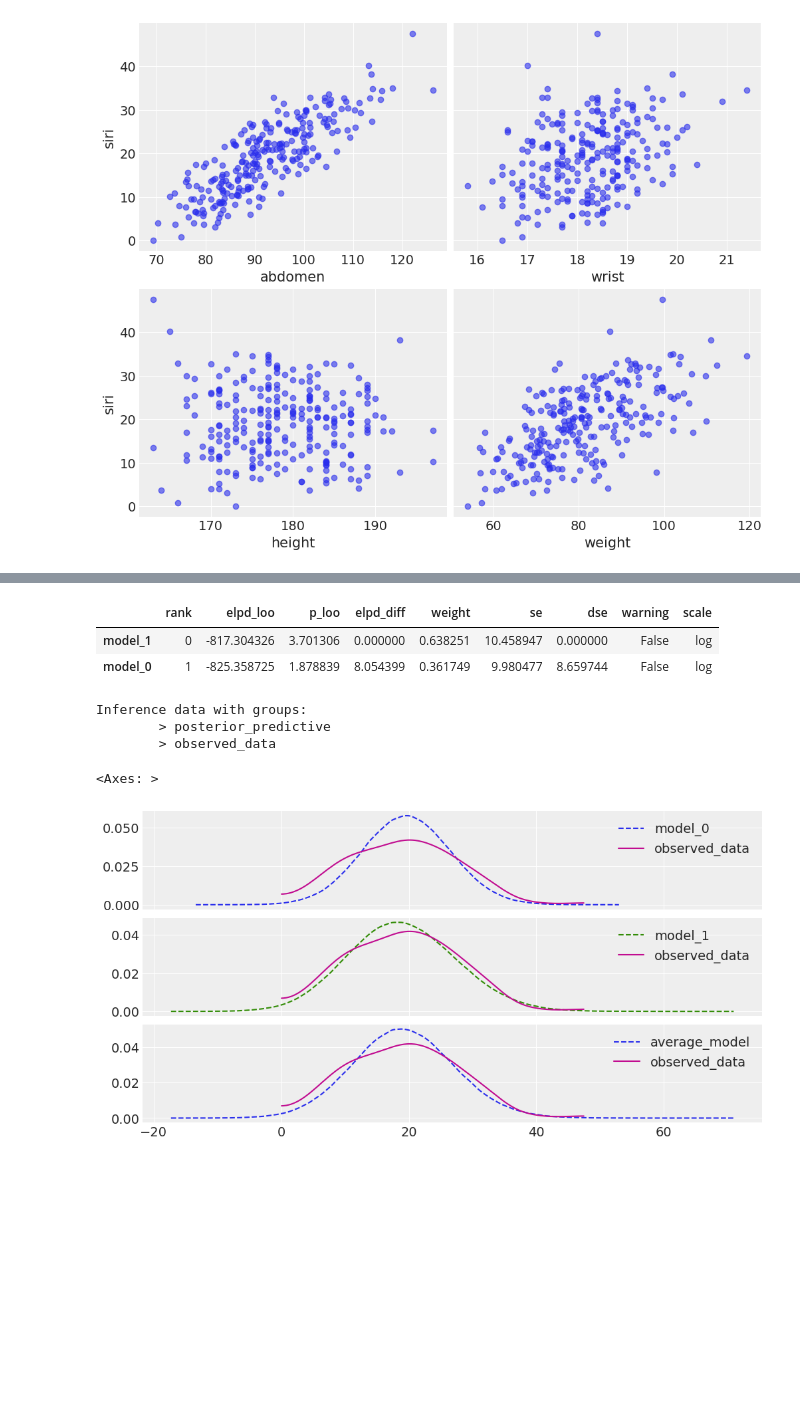
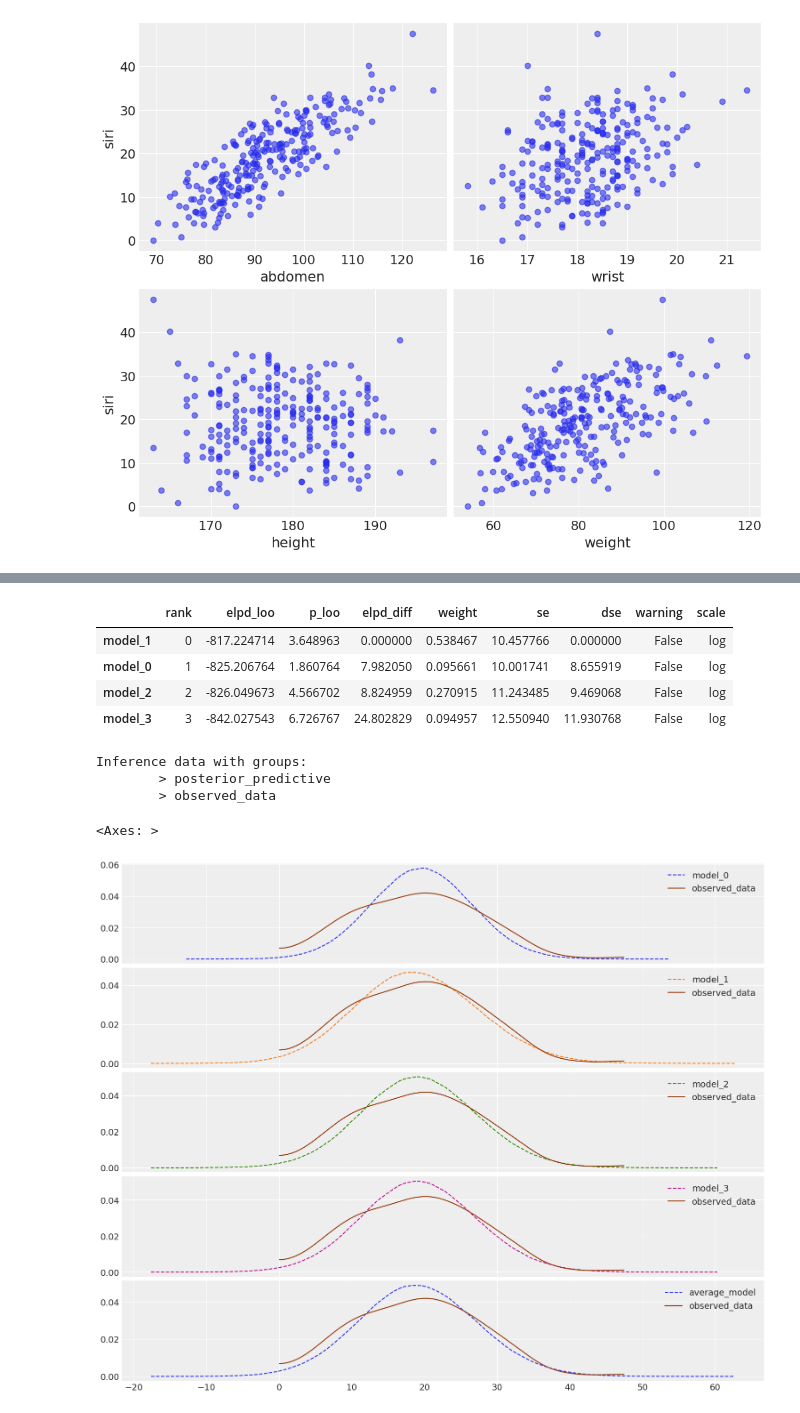
Before and after one commit to Robyrogers/seminar-bayesian_model_averaging, a Jupyter notebook: model_averaging.ipynb, the cells around one changed output, grey strips where cells are left out. Drawn from its saved outputs; the diff is of its cells as text; code cells hidden in the pictures; blank space fills up the shorter version.

Commit message:
new models

```diff
--- a/model_averaging.ipynb
+++ b/model_averaging.ipynb
@@ -128,0 +171,12 @@ Sampling: [siri]
+# %%
+with pm.Model() as model_3:
+    alpha = pm.Normal("alpha", mu=0, sigma=1)
+    beta = pm.Normal("beta", mu=0, sigma=1, shape=6)
+    sigma = pm.HalfNormal("sigma", 5)
+
+    mu = alpha + pm.math.dot(beta, d[["age", "knee", "ankle", 'biceps', 'forearm', 'wrist']].T)
+
+    siri = pm.Normal("siri", mu=mu, sigma=sigma, observed=d["siri"])
+
+    idata_3 = pm.sample(idata_kwargs={"log_likelihood": True}, random_seed=rng)
+    pm.sample_posterior_predictive(idata_3, extend_inferencedata=True, random_seed=rng)
@@ -134,11 +218,13 @@ array([<Axes: title={'center': '94.0% HDI'}>], dtype=object)
 # %%
-model_dict = dict(zip(["model_0", "model_1"], [idata_0, idata_1]))
+model_dict = dict(zip(["model_0", "model_1", 'model_2', 'model_3'], [idata_0, idata_1, idata_2, idata_3]))
 comp = az.compare(model_dict, ic='loo')
 comp
 # %% [output]
 |  | rank | elpd_loo | p_loo | elpd_diff | weight | se | dse | warning | scale |
-| model_1 | 0 | -817.304326 | 3.701306 | 0.000000 | 0.638251 | 10.458947 | 0.000000 | False | log |
-| model_0 | 1 | -825.358725 | 1.878839 | 8.054399 | 0.361749 | 9.980477 | 8.659744 | False | log |
+| model_1 | 0 | -817.224714 | 3.648963 | 0.000000 | 0.538467 | 10.457766 | 0.000000 | False | log |
+| model_0 | 1 | -825.206764 | 1.860764 | 7.982050 | 0.095661 | 10.001741 | 8.655919 | False | log |
+| model_2 | 2 | -826.049673 | 4.566702 | 8.824959 | 0.270915 | 11.243485 | 9.469068 | False | log |
+| model_3 | 3 | -842.027543 | 6.726767 | 24.802829 | 0.094957 | 12.550940 | 11.930768 | False | log |
 # %%
 ppc_w = az.weight_predictions(
     [model_dict[name] for name in comp.index],
@@ -150,43 +236,67 @@ Inference data with groups:
         > posterior_predictive
         > observed_data
 # %%
-fig, (ax1, ax2, ax3) = plt.subplots(3, 1, sharex=True, figsize=(10,5))
+fig, (ax1, ax2, ax3, ax4, ax5) = plt.subplots(5, 1, sharex=True, figsize=(15,12))
 az.plot_kde(
     idata_0.posterior_predictive["siri"].values,
     plot_kwargs={"color": "C0", "linestyle": "--"},
     label="model_0",
     ax=ax1
 )
 az.plot_kde(
     idata_0.observed_data['siri'].values,
-    plot_kwargs={"color": "C3", "linestyle": '-'},
+    plot_kwargs={"color": "C4", "linestyle": '-'},
     label="observed_data",
     ax=ax1
 )
 az.plot_kde(
     idata_1.posterior_predictive["siri"].values,
-    plot_kwargs={"color": "C2", "linestyle": "--"},
+    plot_kwargs={"color": "C1", "linestyle": "--"},
     label="model_1",
     ax=ax2
 )
 az.plot_kde(
     idata_0.observed_data['siri'].values,
-    plot_kwargs={"color": "C3", "linestyle": '-'},
+    plot_kwargs={"color": "C4", "linestyle": '-'},
     label="observed_data",
     ax=ax2
+)
+az.plot_kde(
+    idata_2.posterior_predictive["siri"].values,
+    plot_kwargs={"color": "C2", "linestyle": "--"},
+    label="model_2",
+    ax=ax3
+)
+az.plot_kde(
+    idata_0.observed_data['siri'].values,
+    plot_kwargs={"color": "C4", "linestyle": '-'},
+    label="observed_data",
+    ax=ax3
+)
+az.plot_kde(
+    idata_2.posterior_predictive["siri"].values,
+    plot_kwargs={"color": "C3", "linestyle": "--"},
+    label="model_3",
+    ax=ax4
+)
+az.plot_kde(
+    idata_0.observed_data['siri'].values,
+    plot_kwargs={"color": "C4", "linestyle": '-'},
+    label="observed_data",
+    ax=ax4
 )
 az.plot_kde(
     ppc_w.posterior_predictive["siri"].values,
     plot_kwargs={"color": "C0", "linestyle": '--'},
     label="average_model",
-    ax=ax3
+    ax=ax5
 )
 az.plot_kde(
     idata_0.observed_data['siri'].values,
-    plot_kwargs={"color": "C3", "linestyle": '-'},
+    plot_kwargs={"color": "C4", "linestyle": '-'},
     label="observed_data",
-    ax=ax3
+    ax=ax5
 )
 # %% [output]
 <Axes: >
-[figure, old version]
+[figure, new version]
```
Also changed, not shown: parts of 11 cells of this notebook, 20 other files.
